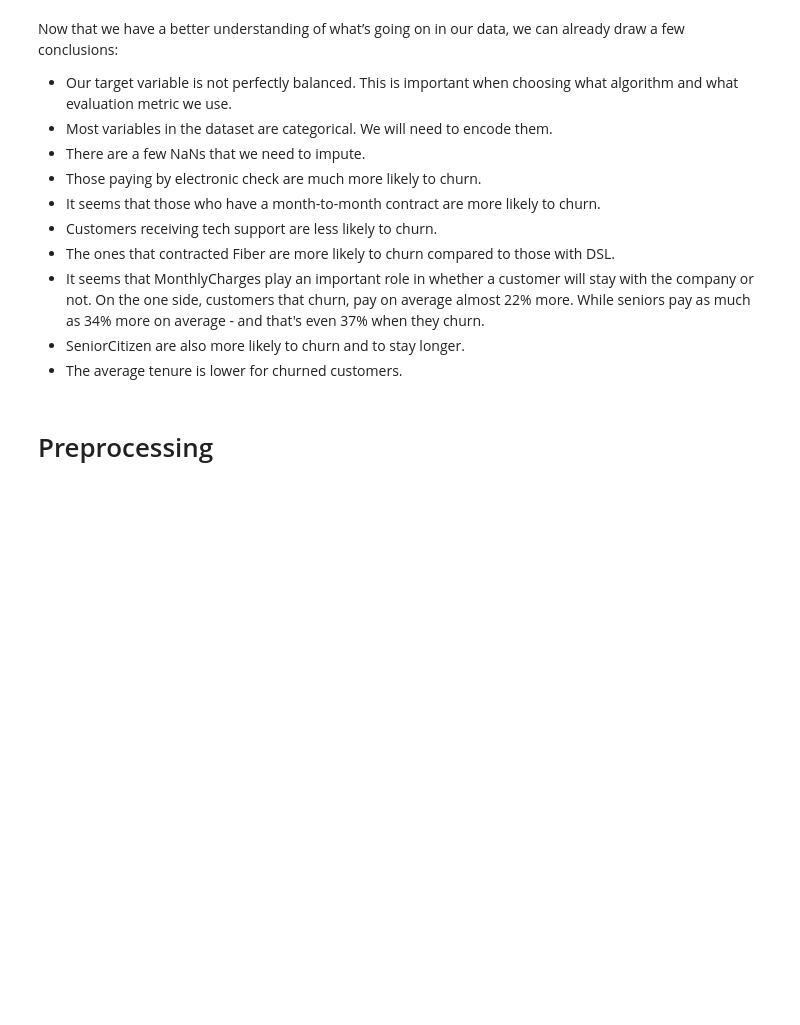
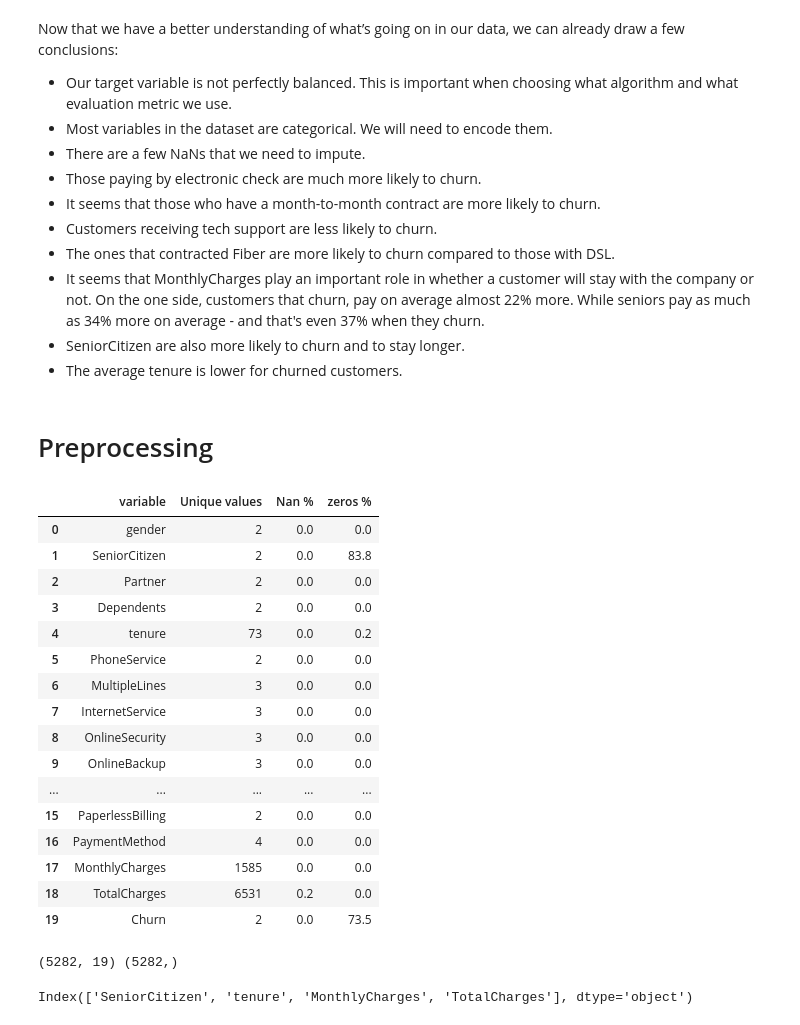
Before and after one commit to AmelieRmd/Customer-Churn, a Jupyter notebook: Churn_modeling.ipynb, the cells around one changed output. Drawn from its saved outputs; the diff is of its cells as text; code cells hidden in the pictures; blank space fills up the shorter version.

```diff
--- a/Churn_modeling.ipynb
+++ b/Churn_modeling.ipynb
@@ -269,3 +279,23 @@ Now that we have a better understanding of what’s going on in our data, we can
 - The average tenure is lower for churned customers.
 # %% [markdown]
 # Preprocessing
+# %%
+missing_values(telco)
+# %% [output]
+|  | variable | Unique values | Nan % | zeros % |
+| 0 | gender | 2 | 0.0 | 0.0 |
+| 1 | SeniorCitizen | 2 | 0.0 | 83.8 |
+| 2 | Partner | 2 | 0.0 | 0.0 |
+| 3 | Dependents | 2 | 0.0 | 0.0 |
+| 4 | tenure | 73 | 0.0 | 0.2 |
+| 5 | PhoneService | 2 | 0.0 | 0.0 |
+| 6 | MultipleLines | 3 | 0.0 | 0.0 |
+| 7 | InternetService | 3 | 0.0 | 0.0 |
+| 8 | OnlineSecurity | 3 | 0.0 | 0.0 |
+| 9 | OnlineBackup | 3 | 0.0 | 0.0 |
+| ... | ... | ... | ... | ... |
+| 15 | PaperlessBilling | 2 | 0.0 | 0.0 |
+| 16 | PaymentMethod | 4 | 0.0 | 0.0 |
+| 17 | MonthlyCharges | 1585 | 0.0 | 0.0 |
+| 18 | TotalCharges | 6531 | 0.2 | 0.0 |
+| 19 | Churn | 2 | 0.0 | 73.5 |
@@ -271,0 +305,14 @@ Now that we have a better understanding of what’s going on in our data, we can
+# %%
+# Define X & y
+X = train.drop(columns='Churn', axis=1)
+y = train['Churn']
+print(X.shape, y.shape)
+# %% [output]
+(5282, 19) (5282,)
+# %%
+# Select categorical and numercial features
+num_feat = X.select_dtypes(include=np.number).columns
+cat_feat = X.select_dtypes(exclude=np.number).columns
+num_feat
+# %% [output]
+Index(['SeniorCitizen', 'tenure', 'MonthlyCharges', 'TotalCharges'], dtype='object')
```
Also changed, not shown: parts of 27 cells of this notebook.
